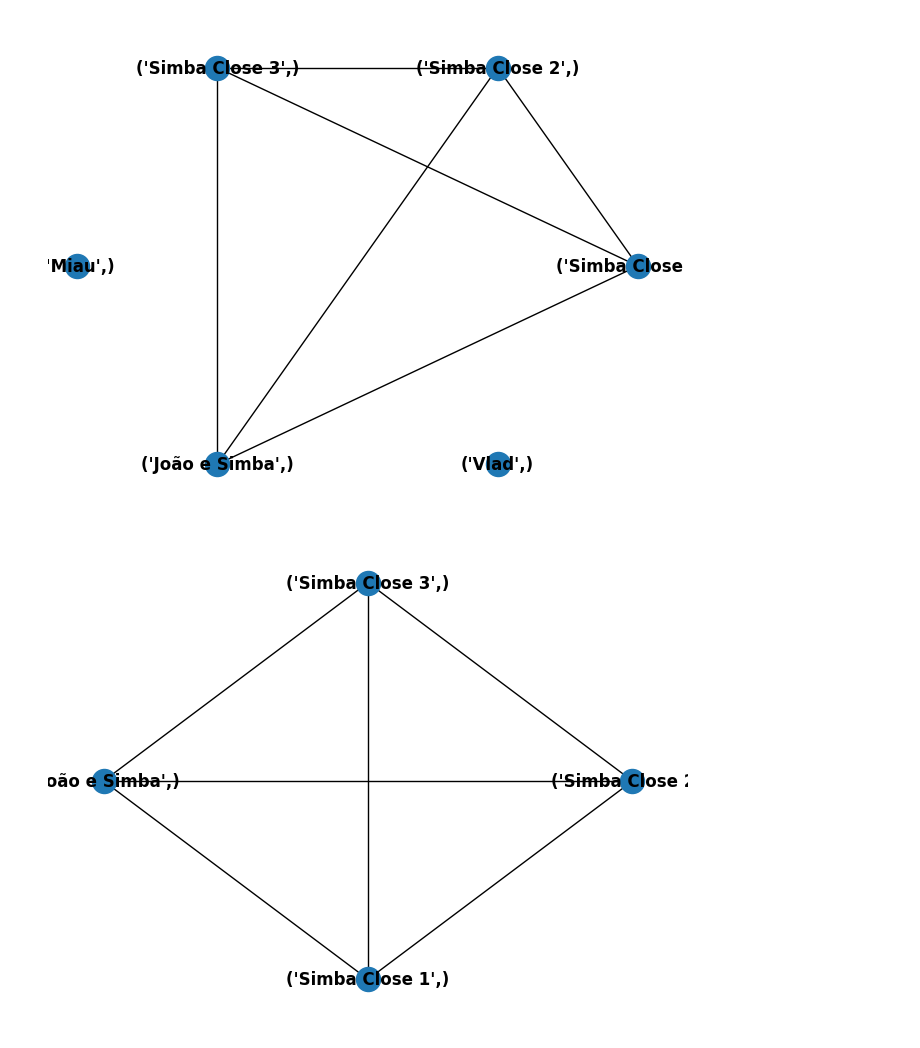
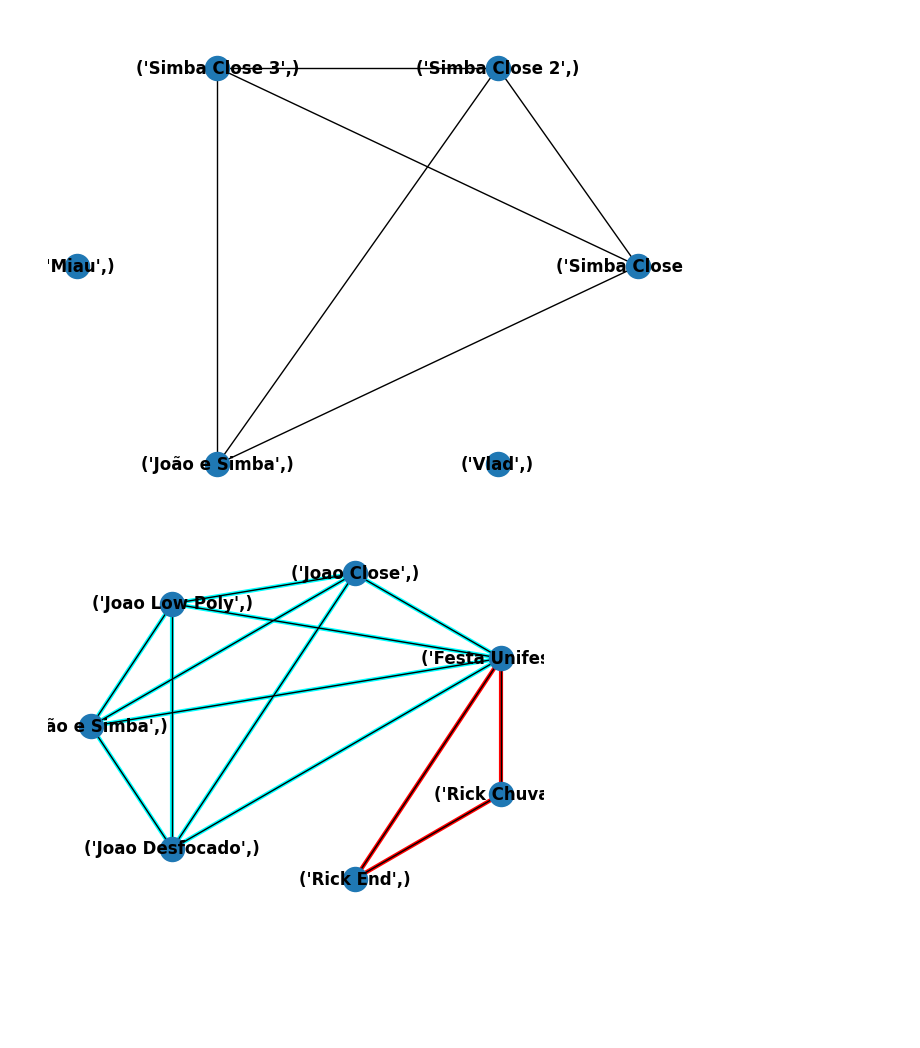
Before and after one commit to aslirou/TCC, a Jupyter notebook: ProvaDeConceito.ipynb, the cells around one changed output. Drawn from its saved outputs; the diff is of its cells as text; code cells hidden in the pictures; blank space fills up the shorter version.

```diff
--- a/ProvaDeConceito.ipynb
+++ b/ProvaDeConceito.ipynb
@@ -164,14 +214,45 @@ G_Pet.add_edge(('João e Simba', ), ('Simba Close 3', ))
 nx.draw_shell(G_Pet, with_labels=True, font_weight='bold')
 # %% [output]
 [figure]
-# %%
-G_Jao.add_edge(('Simba Close 1', ), ('Simba Close 2', ))
-G_Jao.add_edge(('Simba Close 1', ), ('Simba Close 3', ))
-G_Jao.add_edge(('Simba Close 2', ), ('Simba Close 3', ))
-
-G_Jao.add_edge(('Simba Close 1', ), ('João e Simba', ))
-G_Jao.add_edge(('Simba Close 2', ), ('João e Simba', ))
-G_Jao.add_edge(('João e Simba', ), ('Simba Close 3', ))
-nx.draw_shell(G_Jao, with_labels=True, font_weight='bold')
-# %% [output]
-[figure, removed]
+# %%
+G_Pep.add_edge(('Joao Low Poly', ), ('Joao Close', ))
+G_Pep.add_edge(('Joao Low Poly', ), ('Joao Desfocado', ))
+G_Pep.add_edge(('Joao Low Poly', ), ('João e Simba', ))
+G_Pep.add_edge(('Joao Low Poly', ), ('Festa Unifesp', ))
+
+G_Pep.add_edge(('Joao Close', ), ('Joao Desfocado', ))
+G_Pep.add_edge(('Joao Close', ), ('João e Simba', ))
+G_Pep.add_edge(('Joao Close', ), ('Festa Unifesp', ))
+
+G_Pep.add_edge(('Joao Desfocado', ), ('João e Simba', ))
+G_Pep.add_edge(('Joao Desfocado', ), ('Festa Unifesp', ))
+
+G_Pep.add_edge(('João e Simba', ), ('Festa Unifesp', ))
+
+pos = nx.shell_layout(G_Pep)
+nx.draw_networkx_edges(G_Pep, pos, edgelist=[
+    (('Joao Low Poly', ), ('Joao Close', )),
+    (('Joao Low Poly', ), ('Joao Desfocado', )),
+    (('Joao Low Poly', ), ('João e Simba', )),
+    (('Joao Low Poly', ), ('Festa Unifesp', )),
+    (('Joao Close', ), ('Joao Desfocado', )),
+    (('Joao Close', ), ('João e Simba', )),
+    (('Joao Close', ), ('Festa Unifesp', )),
+    (('Joao Desfocado', ), ('João e Simba', )),
+    (('Joao Desfocado', ), ('Festa Unifesp', )),
+    (('João e Simba', ), ('Festa Unifesp', ))
+], edge_color="cyan", width=3)
+
+G_Pep.add_edge(('Rick End', ), ('Rick Chuva', ))
+G_Pep.add_edge(('Rick End', ), ('Festa Unifesp', ))
+G_Pep.add_edge(('Rick Chuva', ), ('Festa Unifesp', ))
+
+nx.draw_networkx_edges(G_Pep, pos, edgelist=[
+    (('Rick End', ), ('Rick Chuva', )),
+    (('Rick End', ), ('Festa Unifesp', )),
+    (('Rick Chuva', ), ('Festa Unifesp', ))
+], edge_color="red", width=3)
+
+nx.draw_shell(G_Pep, with_labels=True, font_weight='bold')
+# %% [output]
+[figure, added]
```
Also changed, not shown: parts of 3 cells of this notebook, 6 other files.
